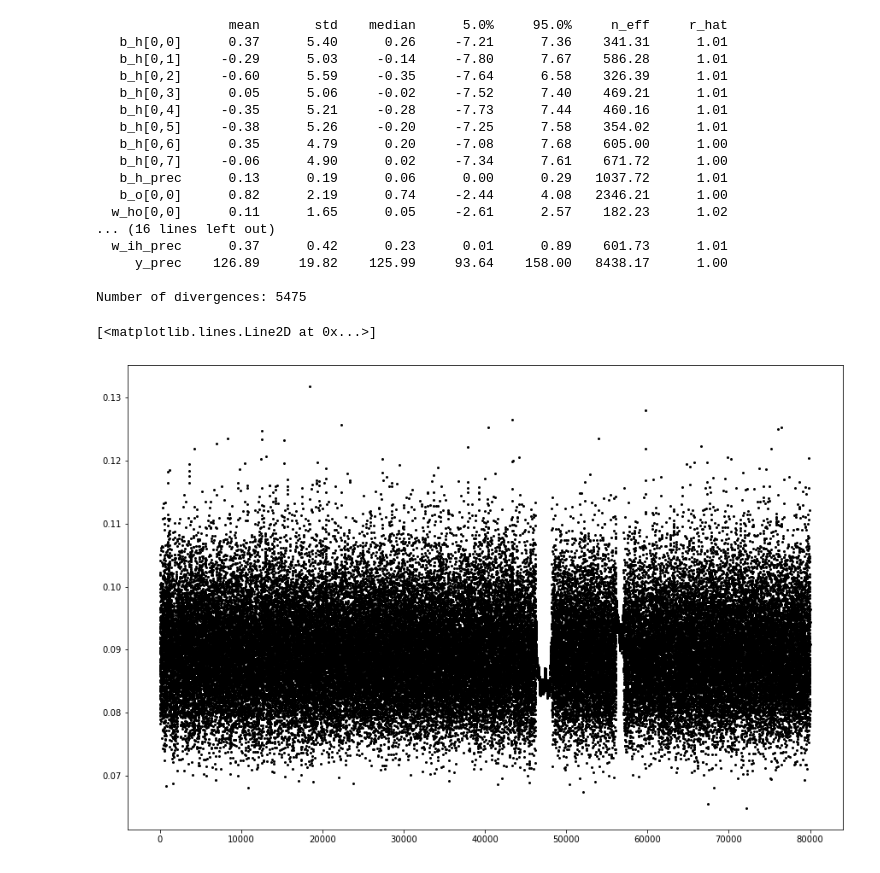
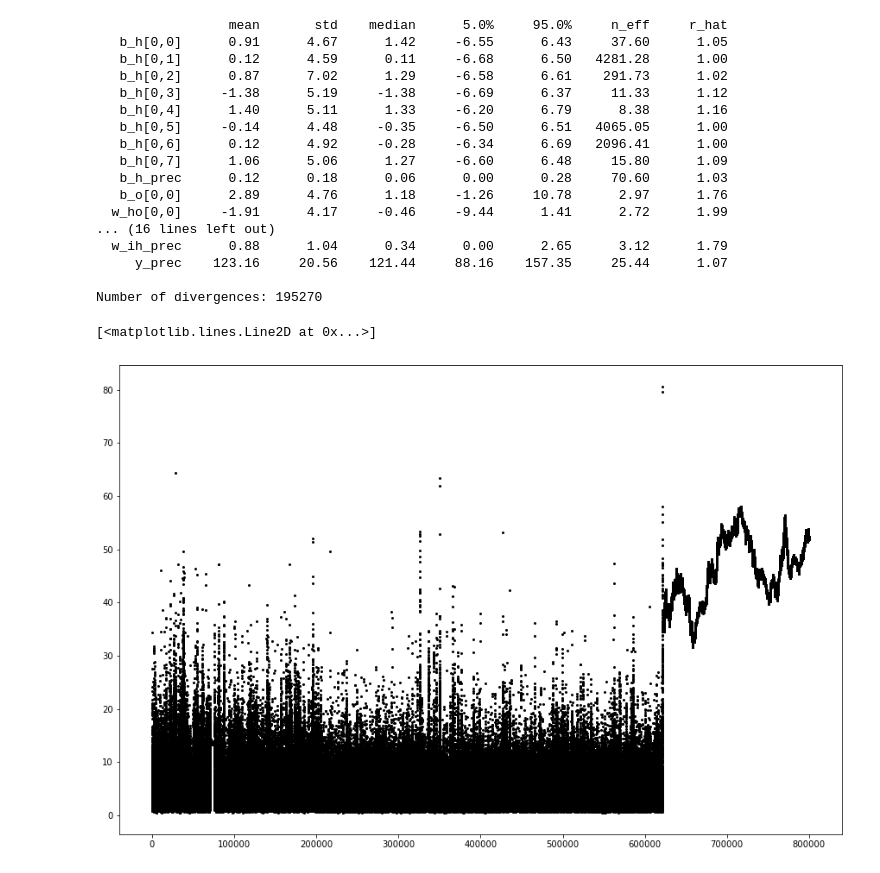
Before and after one commit to mjbajwa/BNNs, a Jupyter notebook: python/numpyro_centered.ipynb, the cells around one changed output. Cells and saved outputs as stored; diff of their text form; code cells hidden in the pictures.

```diff
--- a/python/numpyro_centered.ipynb
+++ b/python/numpyro_centered.ipynb
@@ -25,7 +25,7 @@ time = datetime.datetime.now().strftime('%Y_%m_%d_%H_%M_%S')
 new_dir = os.path.join("../output/", "numpyro_c_" + time)
 os.mkdir(new_dir)
 # %%
-ITER = 20000
+ITER = 200000
 CHAINS = 4
 # %%
 def load_data():
@@ -91,28 +91,28 @@ mcmc.print_summary()
 samples = mcmc.get_samples()
 # %% [output]
                  mean       std    median      5.0%     95.0%     n_eff     r_hat
-   b_h[0,0]      0.37      5.40      0.26     -7.21      7.36    341.31      1.01
-   b_h[0,1]     -0.29      5.03     -0.14     -7.80      7.67    586.28      1.01
-   b_h[0,2]     -0.60      5.59     -0.35     -7.64      6.58    326.39      1.01
-   b_h[0,3]      0.05      5.06     -0.02     -7.52      7.40    469.21      1.01
-   b_h[0,4]     -0.35      5.21     -0.28     -7.73      7.44    460.16      1.01
-   b_h[0,5]     -0.38      5.26     -0.20     -7.25      7.58    354.02      1.01
-   b_h[0,6]      0.35      4.79      0.20     -7.08      7.68    605.00      1.00
-   b_h[0,7]     -0.06      4.90      0.02     -7.34      7.61    671.72      1.00
-   b_h_prec      0.13      0.19      0.06      0.00      0.29   1037.72      1.01
-   b_o[0,0]      0.82      2.19      0.74     -2.44      4.08   2346.21      1.00
-  w_ho[0,0]      0.11      1.65      0.05     -2.61      2.57    182.23      1.02
+   b_h[0,0]      0.91      4.67      1.42     -6.55      6.43     37.60      1.05
+   b_h[0,1]      0.12      4.59      0.11     -6.68      6.50   4281.28      1.00
+   b_h[0,2]      0.87      7.02      1.29     -6.58      6.61    291.73      1.02
+   b_h[0,3]     -1.38      5.19     -1.38     -6.69      6.37     11.33      1.12
+   b_h[0,4]      1.40      5.11      1.33     -6.20      6.79      8.38      1.16
+   b_h[0,5]     -0.14      4.48     -0.35     -6.50      6.51   4065.05      1.00
+   b_h[0,6]      0.12      4.92     -0.28     -6.34      6.69   2096.41      1.00
+   b_h[0,7]      1.06      5.06      1.27     -6.60      6.48     15.80      1.09
+   b_h_prec      0.12      0.18      0.06      0.00      0.28     70.60      1.03
+   b_o[0,0]      2.89      4.76      1.18     -1.26     10.78      2.97      1.76
+  w_ho[0,0]     -1.91      4.17     -0.46     -9.44      1.41      2.72      1.99
 ... (16 lines left out)
-  w_ih_prec      0.37      0.42      0.23      0.01      0.89    601.73      1.01
-     y_prec    126.89     19.82    125.99     93.64    158.00   8438.17      1.00
+  w_ih_prec      0.88      1.04      0.34      0.00      2.65      3.12      1.79
+     y_prec    123.16     20.56    121.44     88.16    157.35     25.44      1.07
 
-Number of divergences: 5475
+Number of divergences: 195270
 # %%
 plt.figure(figsize = (15,10))
-plt.plot(1/jnp.sqrt(samples["y_prec"]), "ko", markersize=2)
+plt.plot(1/jnp.sqrt(samples["w_ho_prec"]), "ko", markersize=2)
 # %% [output]
 [<matplotlib.lines.Line2D at 0x...>]
-[figure, old version]
+[figure, new version]
 # %%
 # TODO: can we make this more like tf_probability? The vmap function speeds it up.
 
```
Also changed, not shown: parts of 6 cells of this notebook, 4 other files.
